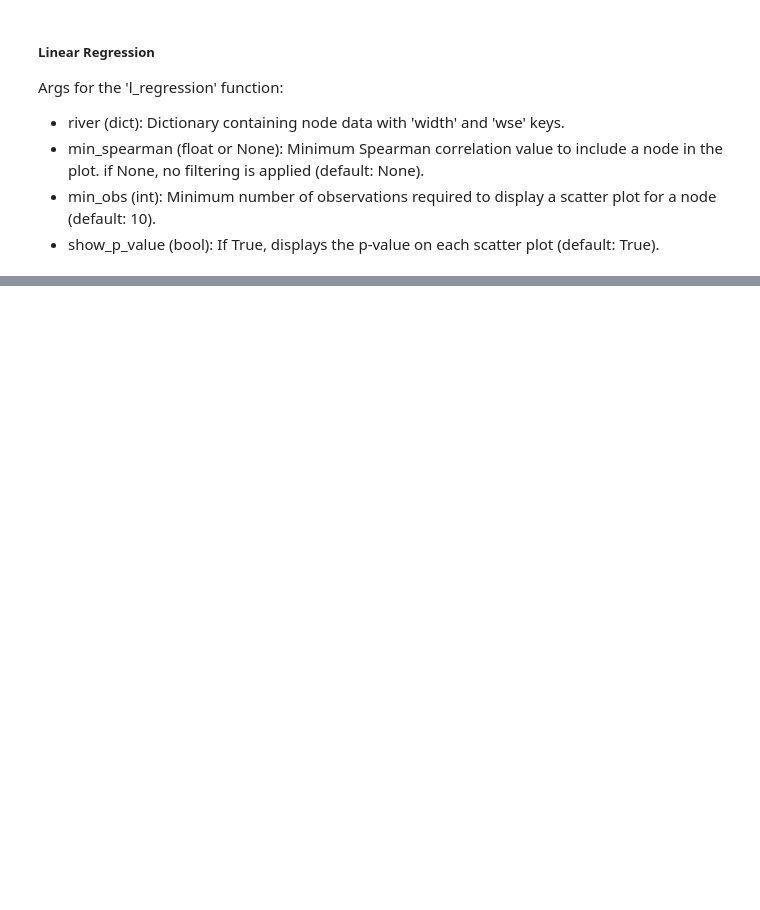
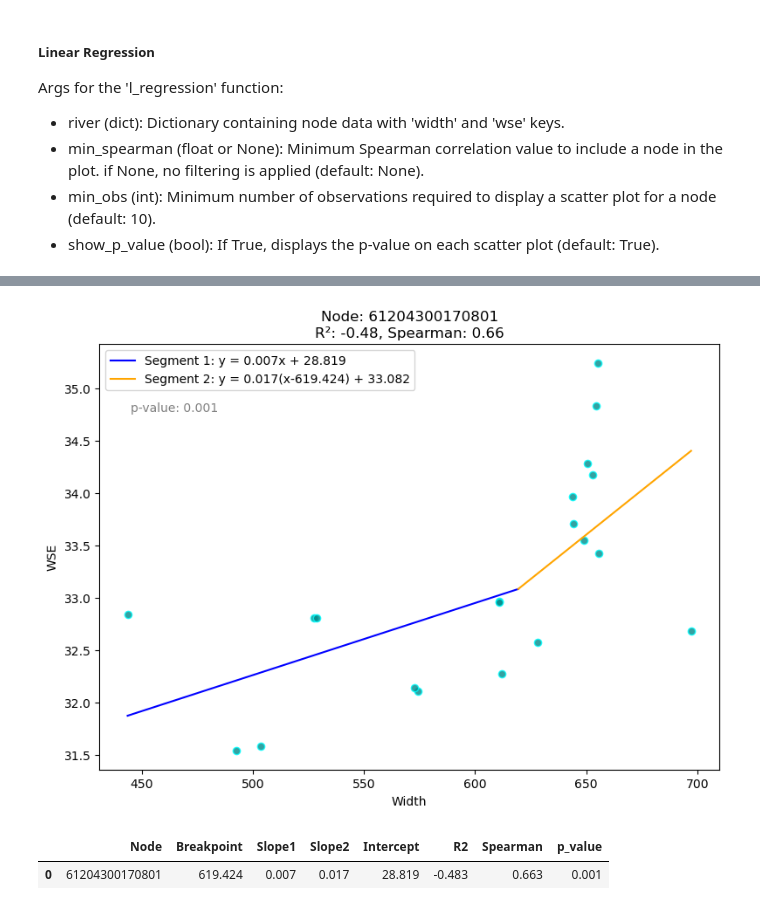
Before and after one commit to jdavecas/Hipsometric-curves, a Jupyter notebook: Regressions.ipynb, the cells around one changed output, grey strips where cells are left out. Cells and saved outputs as stored; diff of their text form; code cells hidden in the pictures; blank space fills up the shorter version.

Commit message:
New regression methods

```diff
--- a/Regressions.ipynb
+++ b/Regressions.ipynb
@@ -70,0 +52,6 @@ l_regression
+# %%
+pw_l_regression_node(River_dict, node_id='61204300170801')
+# %% [output]
+[figure, added]
+|  | Node | Breakpoint | Slope1 | Slope2 | Intercept | R2 | Spearman | p_value |
+| 0 | 61204300170801 | 619.424 | 0.007 | 0.017 | 28.819 | -0.483 | 0.663 | 0.001 |
```
Also changed, not shown: parts of 8 cells of this notebook, 1 other file.
